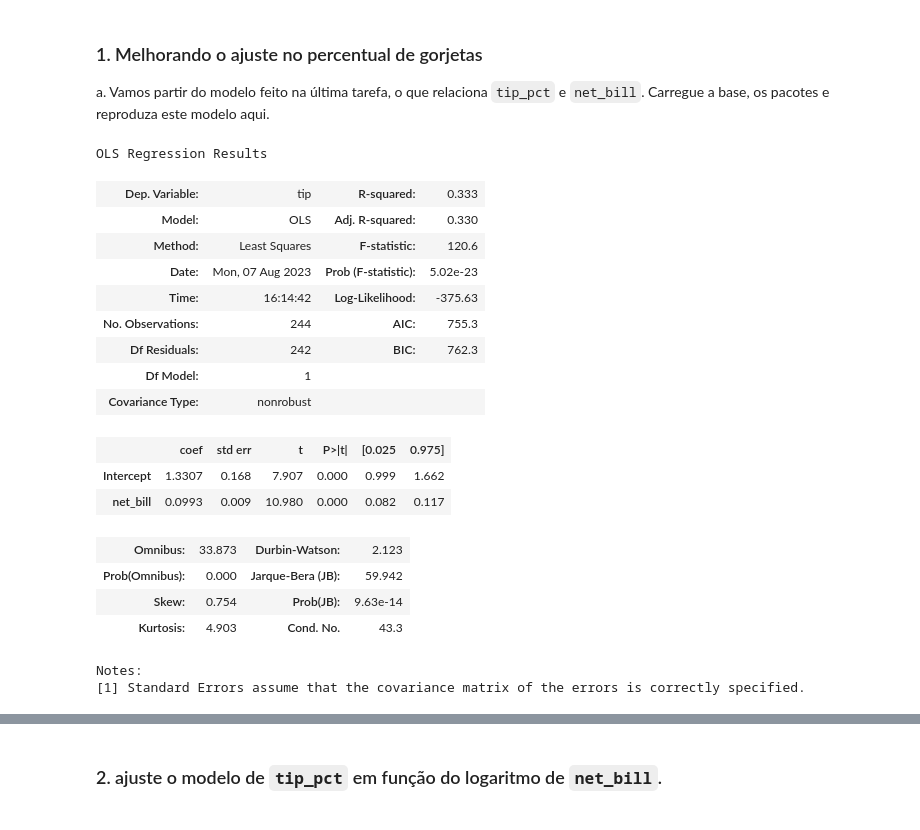
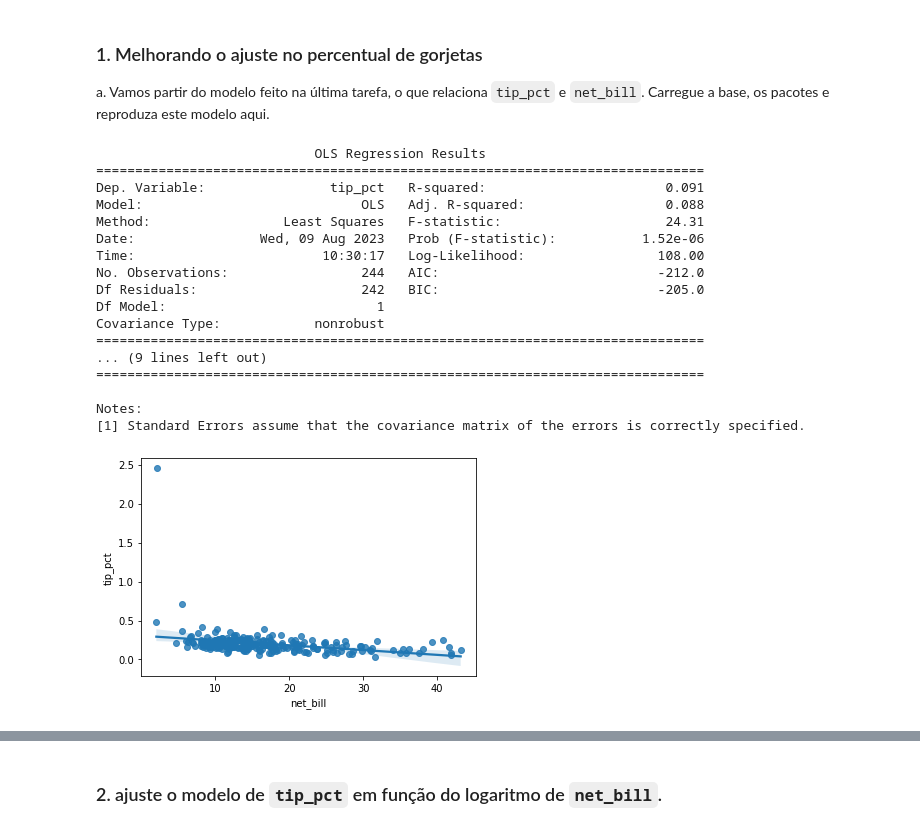
Before and after one commit to marlevek/exercicios-ebac, a Jupyter notebook: mod12_ex02_transformacoes_em_X_e_Y.ipynb, the cells around one changed output, grey strips where cells are left out. Drawn from its saved outputs; the diff is of its cells as text; code cells hidden in the pictures.

```diff
--- a/mod12_ex02_transformacoes_em_X_e_Y.ipynb
+++ b/mod12_ex02_transformacoes_em_X_e_Y.ipynb
@@ -7,36 +7,37 @@
 # %%
 import pandas as pd
 import numpy as np
 import matplotlib.pyplot as plt
 import seaborn as sns
 from seaborn import load_dataset
 import statsmodels.formula.api as smf
 
 tips = sns.load_dataset('tips')
 tips['tip_pct'] = tips['tip'] / (tips['total_bill'] - tips['tip'])
 tips['net_bill'] = tips['total_bill'] - tips['tip']
-tips.head()
 
 # Reproduzindo a regressão
-reg = smf.ols('tip ~ net_bill', data=tips).fit()
-reg.summary()
+reg = smf.ols('tip_pct ~ net_bill', data=tips).fit()
+print(reg.summary())
+
+# gráfico de dispersão
+sns.regplot(y='tip_pct', x='net_bill', data = tips);
 # %% [output]
-OLS Regression Results
+                            OLS Regression Results
+==============================================================================
+Dep. Variable:                tip_pct   R-squared:                       0.091
+Model:                            OLS   Adj. R-squared:                  0.088
+Method:                 Least Squares   F-statistic:                     24.31
+Date:                Wed, 09 Aug 2023   Prob (F-statistic):           1.52e-06
+Time:                        10:30:17   Log-Likelihood:                 108.00
+No. Observations:                 244   AIC:                            -212.0
+Df Residuals:                     242   BIC:                            -205.0
+Df Model:                           1
+Covariance Type:            nonrobust
+==============================================================================
+... (9 lines left out)
+==============================================================================
+
+Notes:
+[1] Standard Errors assume that the covariance matrix of the errors is correctly specified.
-| Dep. Variable: | tip | R-squared: | 0.333 |
-| Model: | OLS | Adj. R-squared: | 0.330 |
-| Method: | Least Squares | F-statistic: | 120.6 |
-| Date: | Mon, 07 Aug 2023 | Prob (F-statistic): | 5.02e-23 |
-| Time: | 16:14:42 | Log-Likelihood: | -375.63 |
-| No. Observations: | 244 | AIC: | 755.3 |
-| Df Residuals: | 242 | BIC: | 762.3 |
-| Df Model: | 1 |  |  |
-| Covariance Type: | nonrobust |  |  |
-|  | coef | std err | t | P>|t| | [0.025 | 0.975] |
-| Intercept | 1.3307 | 0.168 | 7.907 | 0.000 | 0.999 | 1.662 |
-| net_bill | 0.0993 | 0.009 | 10.980 | 0.000 | 0.082 | 0.117 |
-| Omnibus: | 33.873 | Durbin-Watson: | 2.123 |
-| Prob(Omnibus): | 0.000 | Jarque-Bera (JB): | 59.942 |
-| Skew: | 0.754 | Prob(JB): | 9.63e-14 |
-| Kurtosis: | 4.903 | Cond. No. | 43.3 |
-Notes:
-[1] Standard Errors assume that the covariance matrix of the errors is correctly specified.
+[figure, added]
```
Also changed, not shown: parts of 6 cells of this notebook.
